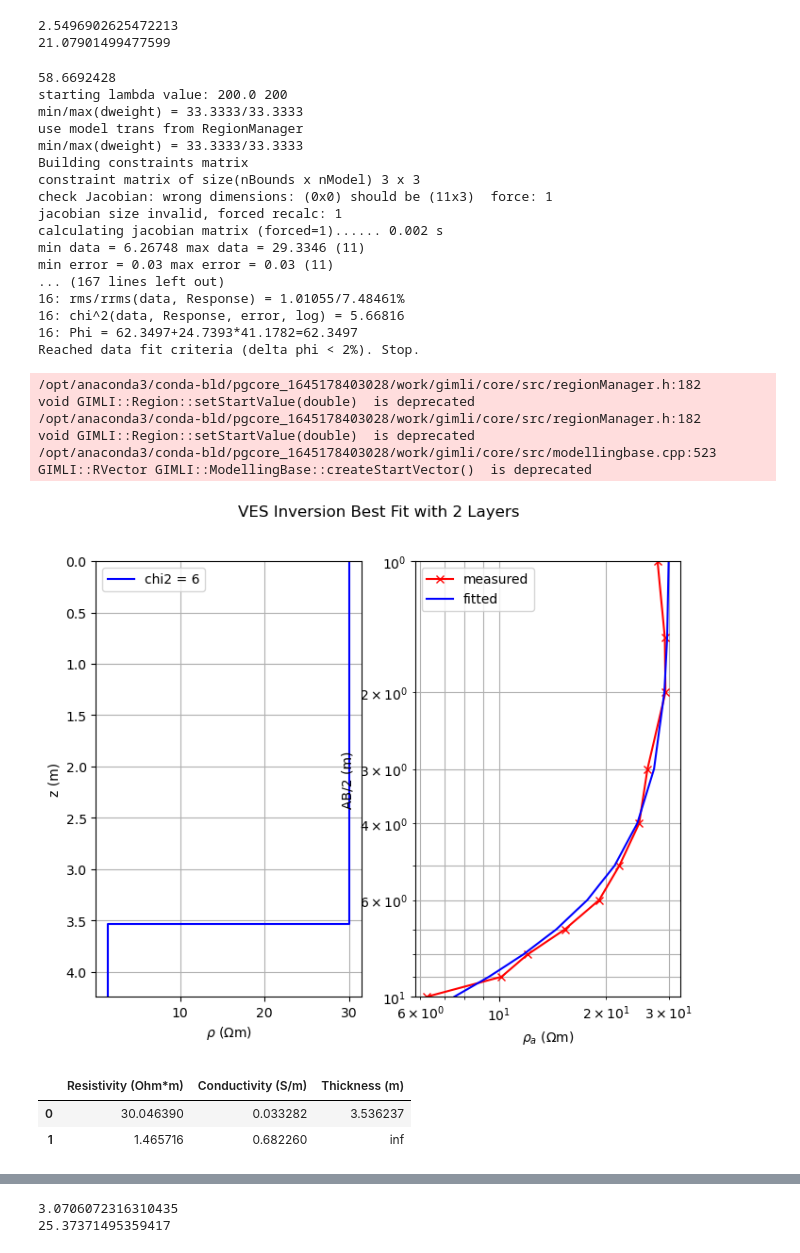
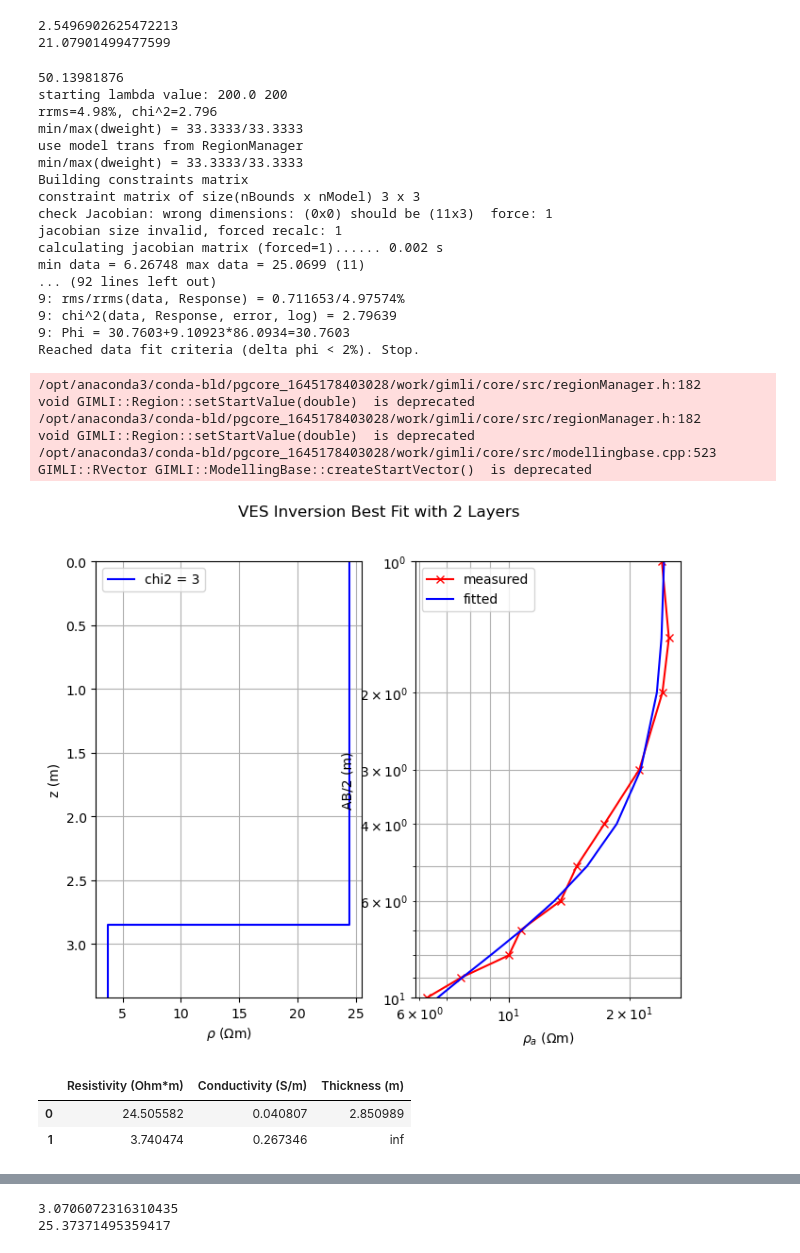
Before and after one commit to GarimaPrabhakar/bert-practice, a Jupyter notebook: tryingstuff/leadcorrection.ipynb, the cells around one changed output, grey strips where cells are left out. Drawn from its saved outputs; the diff is of its cells as text; code cells hidden in the pictures.

```diff
--- a/tryingstuff/leadcorrection.ipynb
+++ b/tryingstuff/leadcorrection.ipynb
@@ -181,44 +183,44 @@ print(np.average(corrected_rhoa(n[:-2], rhoa, popt[1])[:-2]))
 21.07901499477599
 # %%
 # Plotting djackns and its inversion
-df2 = djackns
+df2 = mjackns
 
 ab2 = df2["ab2"][:-2]
 mn2 = np.zeros(ab2.shape) + 0.5
 rhoa = df2["rhoa"][:-2]
 
 nlay = 2
 
 model, chi2, resp = invert(nlay, ab2, mn2, 200, rhoa, 0.9)
 res, thk = model[nlay-1:nlay*2-1], list(model[0:nlay-1])
 thk.append(np.inf)
 layers = pd.DataFrame({"Resistivity (Ohm*m)": res, "Conductivity (S/m)": 1/res, "Thickness (m)": thk})
 layers
 # %% [output]
-58.6692428
+50.13981876
 starting lambda value: 200.0 200
+rrms=4.98%, chi^2=2.796
 min/max(dweight) = 33.3333/33.3333
 use model trans from RegionManager
 min/max(dweight) = 33.3333/33.3333
 Building constraints matrix
 constraint matrix of size(nBounds x nModel) 3 x 3
 check Jacobian: wrong dimensions: (0x0) should be (11x3)  force: 1
 jacobian size invalid, forced recalc: 1
 calculating jacobian matrix (forced=1)...... 0.002 s
-min data = 6.26748 max data = 29.3346 (11)
-min error = 0.03 max error = 0.03 (11)
-... (167 lines left out)
-16: rms/rrms(data, Response) = 1.01055/7.48461%
-16: chi^2(data, Response, error, log) = 5.66816
-16: Phi = 62.3497+24.7393*41.1782=62.3497
+min data = 6.26748 max data = 25.0699 (11)
+... (92 lines left out)
+9: rms/rrms(data, Response) = 0.711653/4.97574%
+9: chi^2(data, Response, error, log) = 2.79639
+9: Phi = 30.7603+9.10923*86.0934=30.7603
 Reached data fit criteria (delta phi < 2%). Stop.
 /opt/anaconda3/conda-bld/pgcore_1645178403028/work/gimli/core/src/regionManager.h:182           void GIMLI::Region::setStartValue(double)  is deprecated
 /opt/anaconda3/conda-bld/pgcore_1645178403028/work/gimli/core/src/regionManager.h:182           void GIMLI::Region::setStartValue(double)  is deprecated
 /opt/anaconda3/conda-bld/pgcore_1645178403028/work/gimli/core/src/modellingbase.cpp:523         GIMLI::RVector GIMLI::ModellingBase::createStartVector()  is deprecated
-[figure, old version]
+[figure, new version]
 |  | Resistivity (Ohm*m) | Conductivity (S/m) | Thickness (m) |
-| 0 | 30.046390 | 0.033282 | 3.536237 |
-| 1 | 1.465716 | 0.682260 | inf |
+| 0 | 24.505582 | 0.040807 | 2.850989 |
+| 1 | 3.740474 | 0.267346 | inf |
 # %%
 df2
 # %% [output]
```
Also changed, not shown: parts of 5 cells of this notebook, 2 other files.
